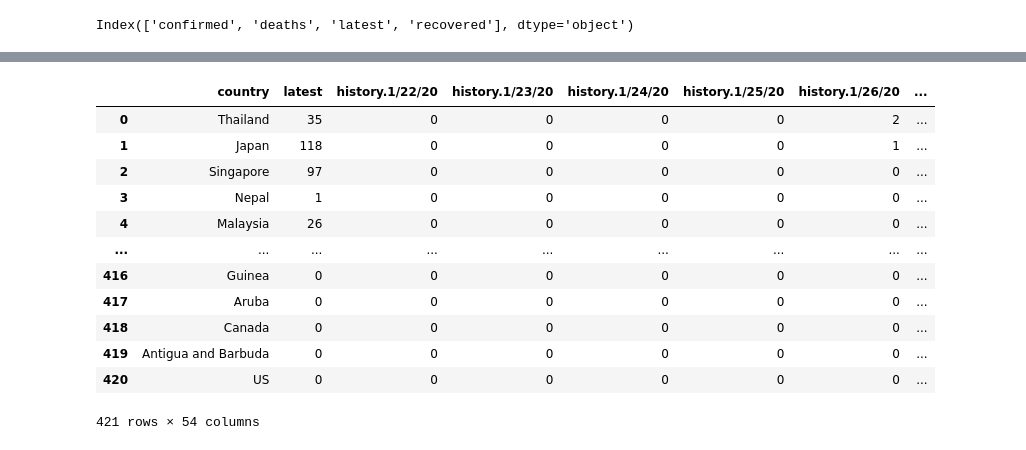
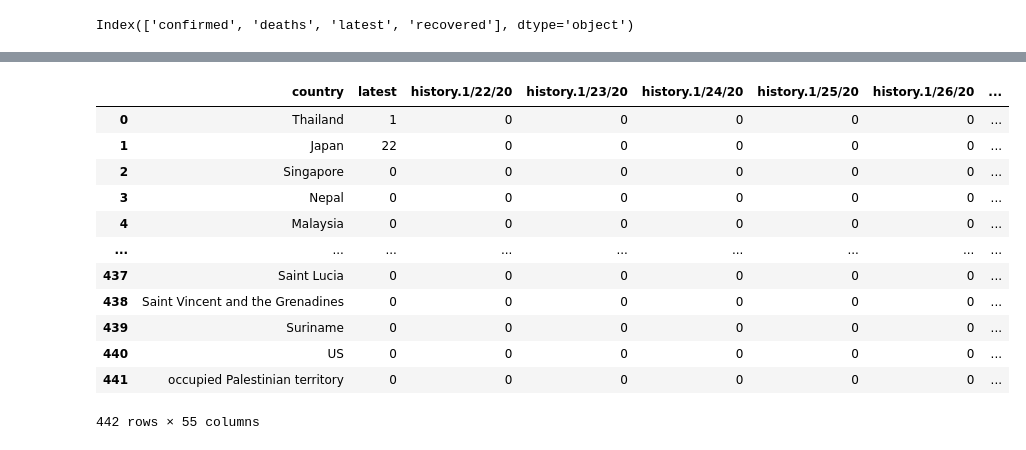
Before and after one commit to radhika1112/Real-time-COVID-19-analysis, a Jupyter notebook: COVID_19_Analysis_on_real_time_data.ipynb, the cells around one changed output, grey strips where cells are left out. Cells and saved outputs as stored; diff of their text form; code cells hidden in the pictures.

```diff
--- a/COVID_19_Analysis_on_real_time_data.ipynb
+++ b/COVID_19_Analysis_on_real_time_data.ipynb
@@ -71,20 +71,23 @@ deaths_df=pd.DataFrame.from_dict(json_normalize(deaths_locs), orient='columns')
 recovered_df=pd.DataFrame.from_dict(json_normalize(recovered_locs), orient='columns')
 # %%
 recovered_df.drop(['country_code','province',	'coordinates.lat',	'coordinates.long'], axis=1, inplace=True)
-recovered_df
+deaths_df.drop(['country_code','province',	'coordinates.lat',	'coordinates.long'], axis=1, inplace=True)
+confirmed_df.drop(['country_code','province',	'coordinates.lat',	'coordinates.long'], axis=1, inplace=True)
-# %% [output]
-|  | country | latest | history.1/22/20 | history.1/23/20 | history.1/24/20 | history.1/25/20 | history.1/26/20 | ... |
-| 0 | Thailand | 35 | 0 | 0 | 0 | 0 | 2 | ... |
-| 1 | Japan | 118 | 0 | 0 | 0 | 0 | 1 | ... |
-| 2 | Singapore | 97 | 0 | 0 | 0 | 0 | 0 | ... |
-| 3 | Nepal | 1 | 0 | 0 | 0 | 0 | 0 | ... |
-| 4 | Malaysia | 26 | 0 | 0 | 0 | 0 | 0 | ... |
-| ... | ... | ... | ... | ... | ... | ... | ... | ... |
-| 416 | Guinea | 0 | 0 | 0 | 0 | 0 | 0 | ... |
-| 417 | Aruba | 0 | 0 | 0 | 0 | 0 | 0 | ... |
-| 418 | Canada | 0 | 0 | 0 | 0 | 0 | 0 | ... |
-| 419 | Antigua and Barbuda | 0 | 0 | 0 | 0 | 0 | 0 | ... |
-| 420 | US | 0 | 0 | 0 | 0 | 0 | 0 | ... |
-421 rows × 54 columns
+# %%
+deaths_df
+# %% [output]
+|  | country | latest | history.1/22/20 | history.1/23/20 | history.1/24/20 | history.1/25/20 | history.1/26/20 | ... |
+| 0 | Thailand | 1 | 0 | 0 | 0 | 0 | 0 | ... |
+| 1 | Japan | 22 | 0 | 0 | 0 | 0 | 0 | ... |
+| 2 | Singapore | 0 | 0 | 0 | 0 | 0 | 0 | ... |
+| 3 | Nepal | 0 | 0 | 0 | 0 | 0 | 0 | ... |
+| 4 | Malaysia | 0 | 0 | 0 | 0 | 0 | 0 | ... |
+| ... | ... | ... | ... | ... | ... | ... | ... | ... |
+| 437 | Saint Lucia | 0 | 0 | 0 | 0 | 0 | 0 | ... |
+| 438 | Saint Vincent and the Grenadines | 0 | 0 | 0 | 0 | 0 | 0 | ... |
+| 439 | Suriname | 0 | 0 | 0 | 0 | 0 | 0 | ... |
+| 440 | US | 0 | 0 | 0 | 0 | 0 | 0 | ... |
+| 441 | occupied Palestinian territory | 0 | 0 | 0 | 0 | 0 | 0 | ... |
+442 rows × 55 columns
 # %%
 recovered_df.columns = recovered_df.columns.str.lstrip('history.')
```
Also changed, not shown: parts of 20 cells of this notebook.
